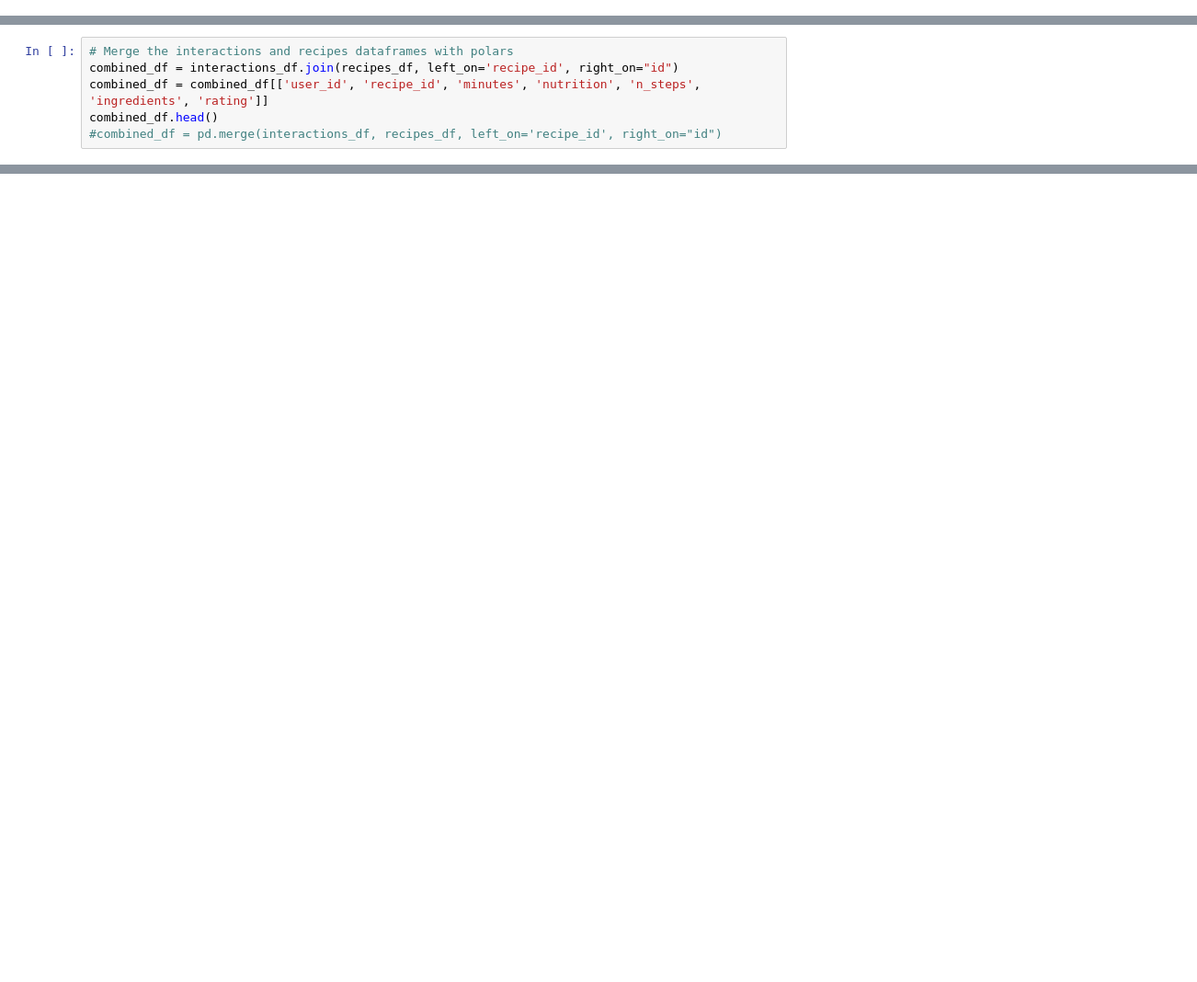
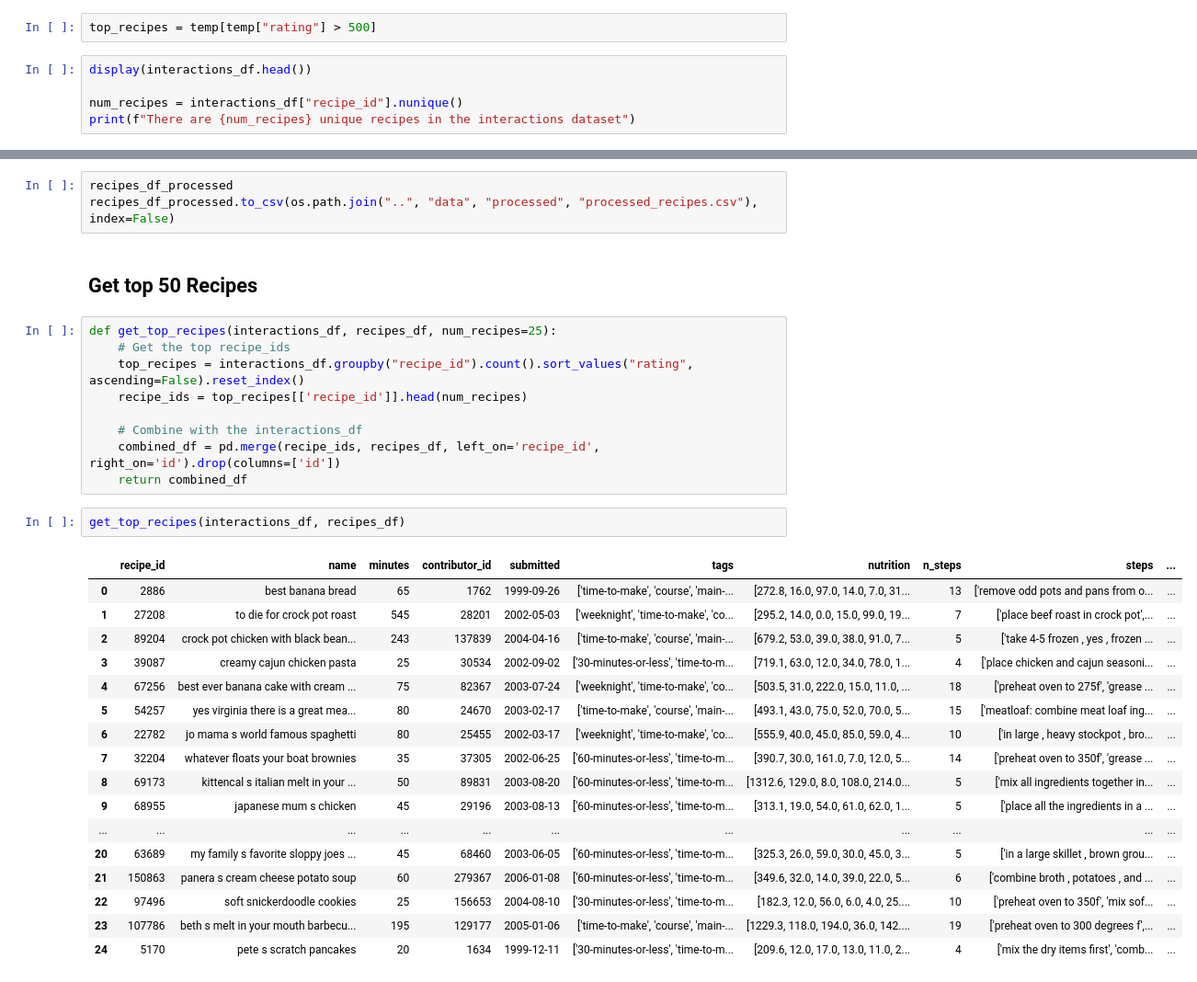
Before and after one commit to guptashrey/Food-Whisperer, a Jupyter notebook: notebooks/data_exploration.ipynb, the cells around one changed output, grey strips where cells are left out. Shown: that part at 92% size. Saved outputs shown, nothing was run; the diff lists cells and outputs as text; blank space fills up the shorter version.

```diff
--- a/notebooks/data_exploration.ipynb
+++ b/notebooks/data_exploration.ipynb
@@ -39,0 +38,7 @@ shape: (5, 5)
+# %%
+top_recipes = temp[temp["rating"] > 500]
+# %%
+display(interactions_df.head())
+
+num_recipes = interactions_df["recipe_id"].nunique()
+print(f"There are {num_recipes} unique recipes in the interactions dataset")
@@ -58,6 +72,0 @@ Name: id, dtype: int16
-# %%
-# Merge the interactions and recipes dataframes with polars
-combined_df = interactions_df.join(recipes_df, left_on='recipe_id', right_on="id")
-combined_df = combined_df[['user_id', 'recipe_id', 'minutes', 'nutrition', 'n_steps', 'ingredients', 'rating']]
-combined_df.head()
-#combined_df = pd.merge(interactions_df, recipes_df, left_on='recipe_id', right_on="id")
@@ -104,0 +215,34 @@ Error:
+# %%
+recipes_df_processed
+recipes_df_processed.to_csv(os.path.join("..", "data", "processed", "processed_recipes.csv"), index=False)
+# %% [markdown]
+## Get top 50 Recipes
+# %%
+def get_top_recipes(interactions_df, recipes_df, num_recipes=25):
+    # Get the top recipe_ids
+    top_recipes = interactions_df.groupby("recipe_id").count().sort_values("rating", ascending=False).reset_index()
+    recipe_ids = top_recipes[['recipe_id']].head(num_recipes)
+
+    # Combine with the interactions_df
+    combined_df = pd.merge(recipe_ids, recipes_df, left_on='recipe_id', right_on='id').drop(columns=['id'])
+    return combined_df
+# %%
+get_top_recipes(interactions_df, recipes_df)
+# %% [output]
+|  | recipe_id | name | minutes | contributor_id | submitted | tags | nutrition | n_steps | steps | ... |
+| 0 | 2886 | best banana bread | 65 | 1762 | 1999-09-26 | ['time-to-make', 'course', 'main-... | [272.8, 16.0, 97.0, 14.0, 7.0, 31... | 13 | ['remove odd pots and pans from o... | ... |
+| 1 | 27208 | to die for crock pot roast | 545 | 28201 | 2002-05-03 | ['weeknight', 'time-to-make', 'co... | [295.2, 14.0, 0.0, 15.0, 99.0, 19... | 7 | ['place beef roast in crock pot',... | ... |
+| 2 | 89204 | crock pot chicken with black bean... | 243 | 137839 | 2004-04-16 | ['time-to-make', 'course', 'main-... | [679.2, 53.0, 39.0, 38.0, 91.0, 7... | 5 | ['take 4-5 frozen , yes , frozen ... | ... |
+| 3 | 39087 | creamy cajun chicken pasta | 25 | 30534 | 2002-09-02 | ['30-minutes-or-less', 'time-to-m... | [719.1, 63.0, 12.0, 34.0, 78.0, 1... | 4 | ['place chicken and cajun seasoni... | ... |
+| 4 | 67256 | best ever banana cake with cream ... | 75 | 82367 | 2003-07-24 | ['weeknight', 'time-to-make', 'co... | [503.5, 31.0, 222.0, 15.0, 11.0, ... | 18 | ['preheat oven to 275f', 'grease ... | ... |
+| 5 | 54257 | yes virginia there is a great mea... | 80 | 24670 | 2003-02-17 | ['time-to-make', 'course', 'main-... | [493.1, 43.0, 75.0, 52.0, 70.0, 5... | 15 | ['meatloaf: combine meat loaf ing... | ... |
+| 6 | 22782 | jo mama s world famous spaghetti | 80 | 25455 | 2002-03-17 | ['weeknight', 'time-to-make', 'co... | [555.9, 40.0, 45.0, 85.0, 59.0, 4... | 10 | ['in large , heavy stockpot , bro... | ... |
+| 7 | 32204 | whatever floats your boat brownies | 35 | 37305 | 2002-06-25 | ['60-minutes-or-less', 'time-to-m... | [390.7, 30.0, 161.0, 7.0, 12.0, 5... | 14 | ['preheat oven to 350f', 'grease ... | ... |
+| 8 | 69173 | kittencal s italian melt in your ... | 50 | 89831 | 2003-08-20 | ['60-minutes-or-less', 'time-to-m... | [1312.6, 129.0, 8.0, 108.0, 214.0... | 5 | ['mix all ingredients together in... | ... |
+| 9 | 68955 | japanese mum s chicken | 45 | 29196 | 2003-08-13 | ['60-minutes-or-less', 'time-to-m... | [313.1, 19.0, 54.0, 61.0, 62.0, 1... | 5 | ['place all the ingredients in a ... | ... |
+| ... | ... | ... | ... | ... | ... | ... | ... | ... | ... | ... |
+| 20 | 63689 | my family s favorite sloppy joes ... | 45 | 68460 | 2003-06-05 | ['60-minutes-or-less', 'time-to-m... | [325.3, 26.0, 59.0, 30.0, 45.0, 3... | 5 | ['in a large skillet , brown grou... | ... |
+| 21 | 150863 | panera s cream cheese potato soup | 60 | 279367 | 2006-01-08 | ['60-minutes-or-less', 'time-to-m... | [349.6, 32.0, 14.0, 39.0, 22.0, 5... | 6 | ['combine broth , potatoes , and ... | ... |
+| 22 | 97496 | soft snickerdoodle cookies | 25 | 156653 | 2004-08-10 | ['30-minutes-or-less', 'time-to-m... | [182.3, 12.0, 56.0, 6.0, 4.0, 25.... | 10 | ['preheat oven to 350f', 'mix sof... | ... |
+| 23 | 107786 | beth s melt in your mouth barbecu... | 195 | 129177 | 2005-01-06 | ['time-to-make', 'course', 'main-... | [1229.3, 118.0, 194.0, 36.0, 142.... | 19 | ['preheat oven to 300 degrees f',... | ... |
+| 24 | 5170 | pete s scratch pancakes | 20 | 1634 | 1999-12-11 | ['30-minutes-or-less', 'time-to-m... | [209.6, 12.0, 17.0, 13.0, 11.0, 2... | 4 | ['mix the dry items first', 'comb... | ... |
```
Also changed, not shown: parts of 23 cells of this notebook, 4 other files.
